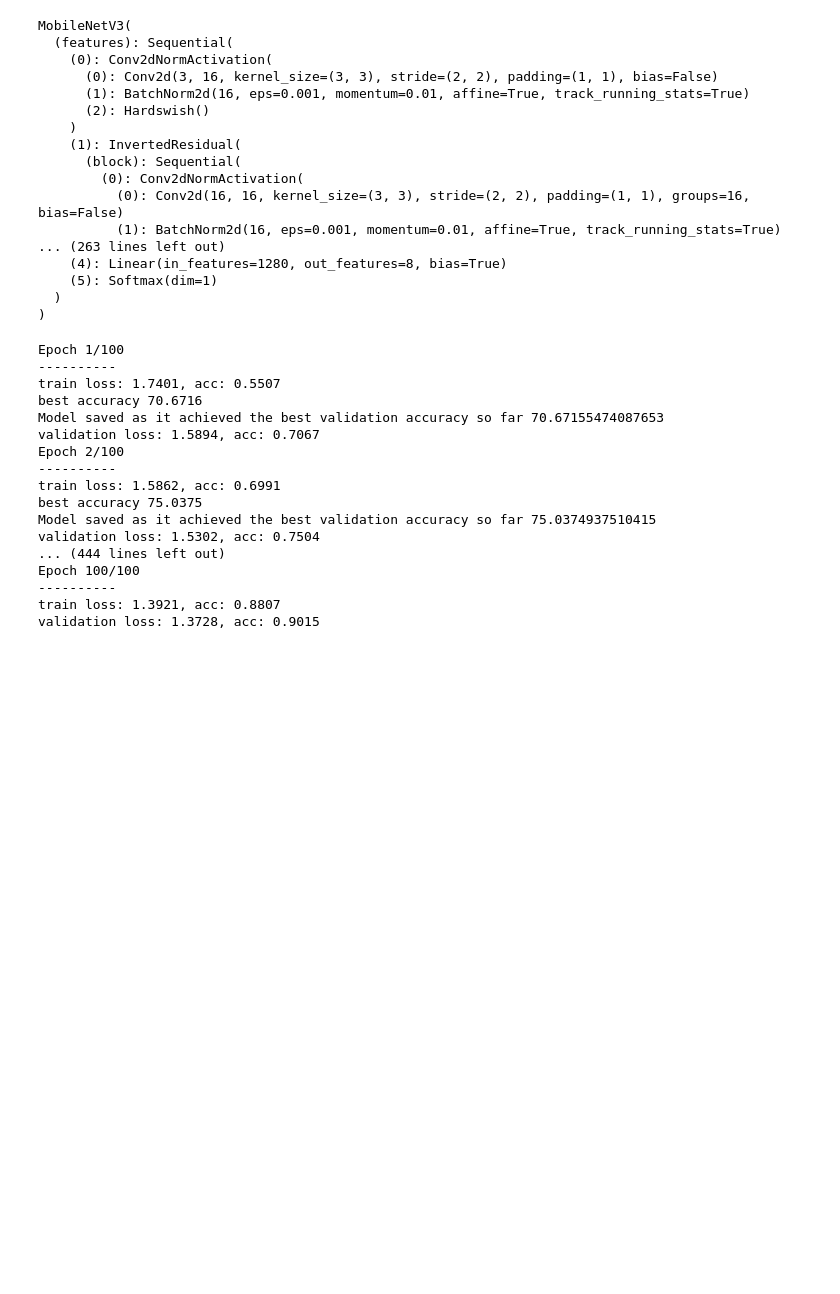
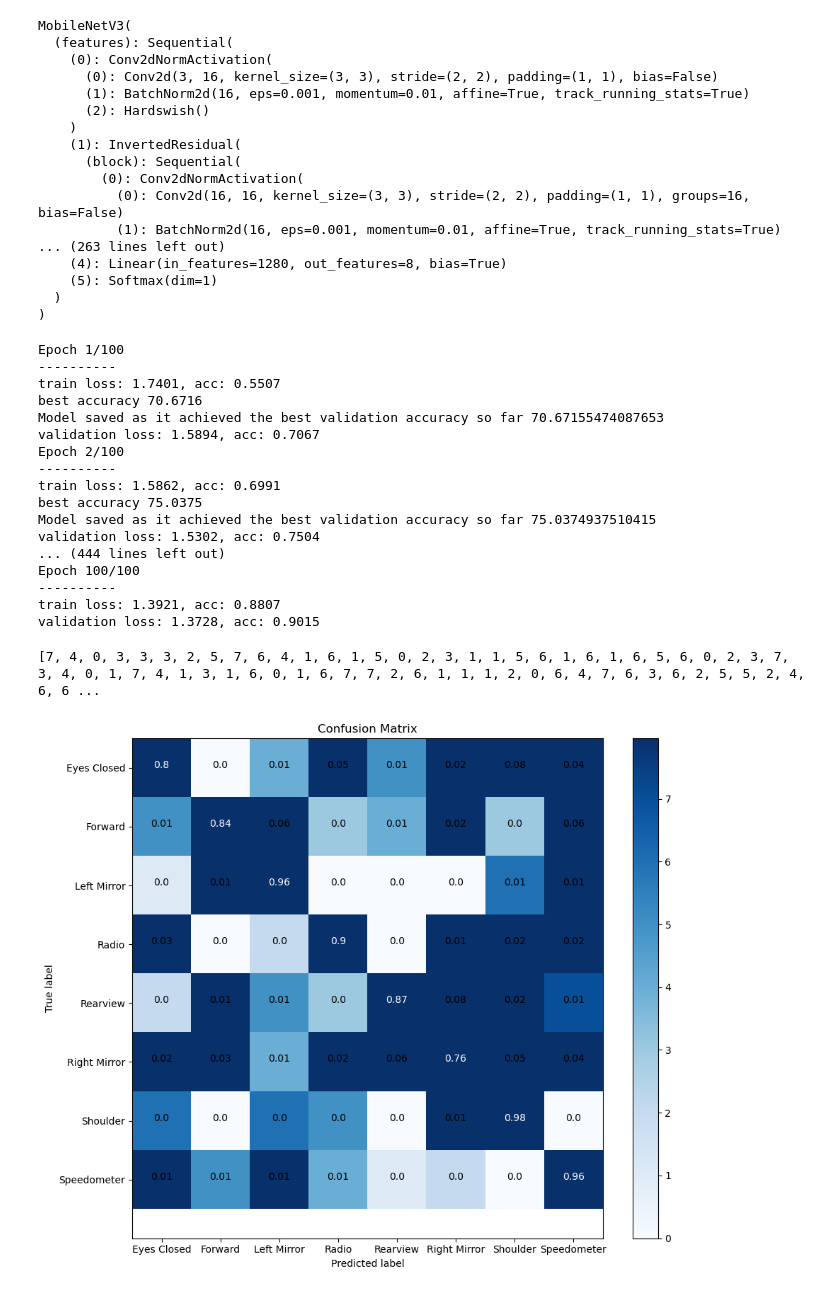
Before and after one commit to yaramostafa/Eye-Gaze-Estimation-, a Jupyter notebook: mobilenetV3_small.ipynb, the cells around one changed output. Cells and saved outputs as stored; diff of their text form; code cells hidden in the pictures; blank space fills up the shorter version.

```diff
--- a/mobilenetV3_small.ipynb
+++ b/mobilenetV3_small.ipynb
@@ -228,3 +228,5 @@ Epoch 100/100
 ----------
 train loss: 1.3921, acc: 0.8807
 validation loss: 1.3728, acc: 0.9015
+# %%
+classes_labels = ['Eyes Closed','Forward','Left Mirror','Radio','Rearview','Right Mirror','Shoulder','Speedometer']
@@ -230,0 +304,5 @@ validation loss: 1.3728, acc: 0.9015
+# %%
+plot_confusion_matrix(model,dataloaders['validation'],8)
+# %% [output]
+[7, 4, 0, 3, 3, 3, 2, 5, 7, 6, 4, 1, 6, 1, 5, 0, 2, 3, 1, 1, 5, 6, 1, 6, 1, 6, 5, 6, 0, 2, 3, 7, 3, 4, 0, 1, 7, 4, 1, 3, 1, 6, 0, 1, 6, 7, 7, 2, 6, 1, 1, 1, 2, 0, 6, 4, 7, 6, 3, 6, 2, 5, 5, 2, 4, 6, 6 ...
+[figure, added]
```
Also changed, not shown: parts of 1 cell of this notebook.
